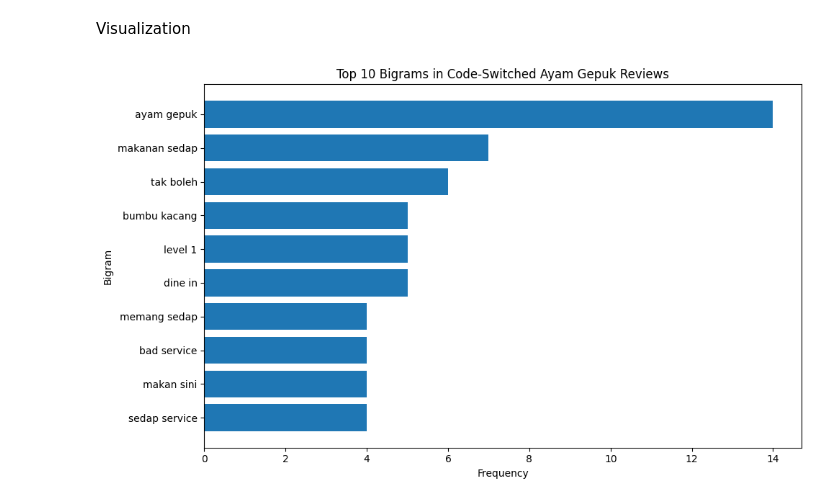
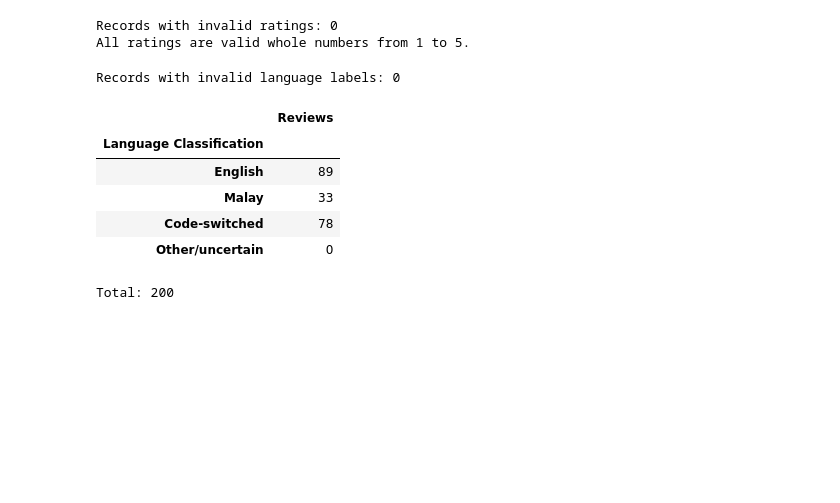
Before and after one commit to Nazarick0912/CPC353, a Jupyter notebook: CPC353_Assignment_1.ipynb, the cells around one changed output. Saved outputs shown, nothing was run; the diff lists cells and outputs as text; code cells hidden in the pictures; blank space fills up the shorter version.

```diff
--- a/CPC353_Assignment_1.ipynb
+++ b/CPC353_Assignment_1.ipynb
@@ -336,19 +139,60 @@ display(concordance_df.head(30))
-# %% [markdown]
-Visualization
-# %%
-import matplotlib.pyplot as plt
-
-top_bigrams = bigram_results.head(10).sort_values("Frequency")
-
-plt.figure(figsize=(10, 6))
-plt.barh(top_bigrams["Bigram"], top_bigrams["Frequency"])
-
-plt.xlabel("Frequency")
-plt.ylabel("Bigram")
-plt.title("Top 10 Bigrams in Code-Switched Ayam Gepuk Reviews")
-
-plt.tight_layout()
-plt.savefig("bigram_chart.png", dpi=300, bbox_inches="tight")
-plt.show()
-# %% [output]
-[figure, removed]
+# %%
+# Check individual review ratings without changing the original column.
+# Flag missing, nonnumeric, fractional, or out-of-range ratings.
+
+ratings_numeric = pd.to_numeric(
+    df["Rating (1-5)"],
+    errors="coerce"
+)
+
+invalid_ratings = df[
+    ~ratings_numeric.isin([1, 2, 3, 4, 5])
+]
+
+print("Records with invalid ratings:", len(invalid_ratings))
+
+if not invalid_ratings.empty:
+    display(invalid_ratings[["Review ID", "Rating (1-5)"]])
+else:
+    print("All ratings are valid whole numbers from 1 to 5.")
+# %% [output]
+Records with invalid ratings: 0
+All ratings are valid whole numbers from 1 to 5.
+# %%
+# Check that every language label uses an agreed category.
+# Display the distribution without changing any annotations.
+
+allowed_languages = [
+    "English", "Malay", "Code-switched", "Other/uncertain"
+]
+
+invalid_languages = df[
+    ~df["Language Classification"].isin(allowed_languages)
+]
+
+print("Records with invalid language labels:", len(invalid_languages))
+
+if not invalid_languages.empty:
+    display(
+        invalid_languages[
+            ["Review ID", "Language Classification"]
+        ]
+    )
+
+language_counts = (
+    df["Language Classification"]
+    .value_counts()
+    .reindex(allowed_languages, fill_value=0)
+)
+
+display(language_counts.rename("Reviews").to_frame())
+print("Total:", language_counts.sum())
+# %% [output]
+Records with invalid language labels: 0
+|  | Reviews |
+| Language Classification |  |
+| English | 89 |
+| Malay | 33 |
+| Code-switched | 78 |
+| Other/uncertain | 0 |
+Total: 200
```
Also changed, not shown: parts of 20 cells of this notebook.
